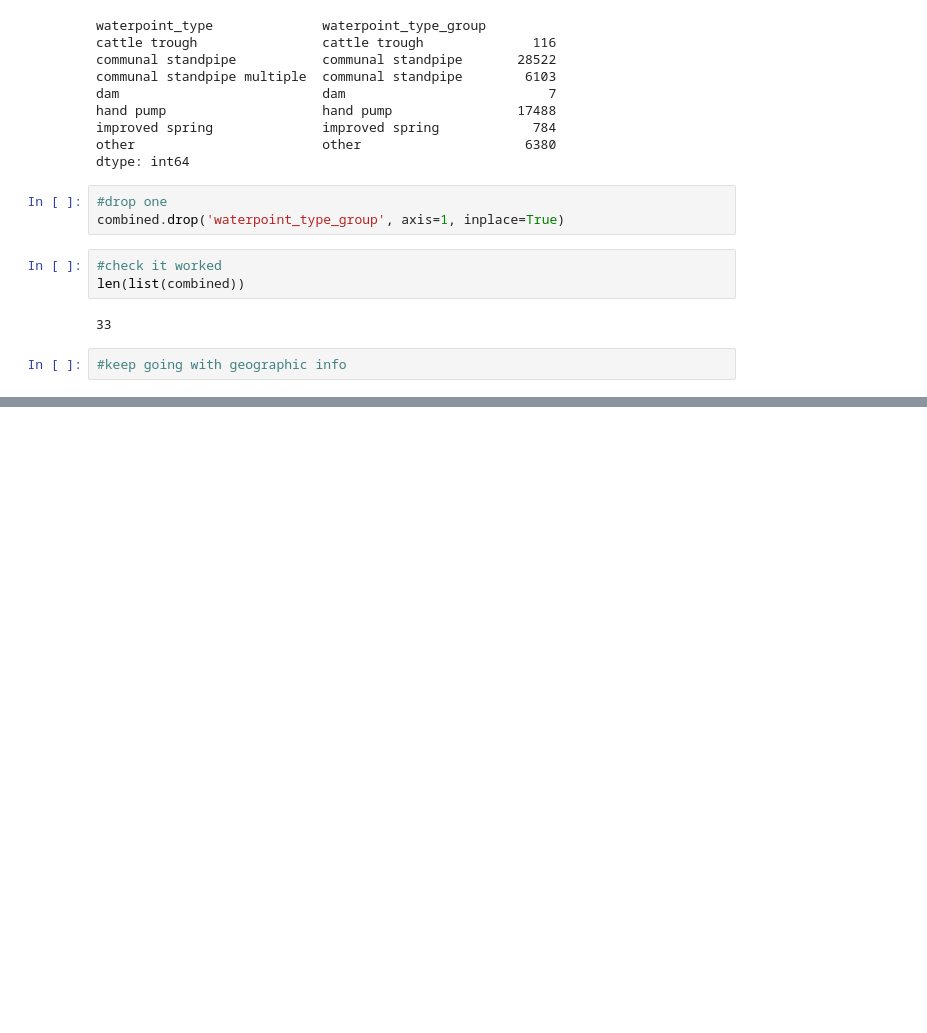
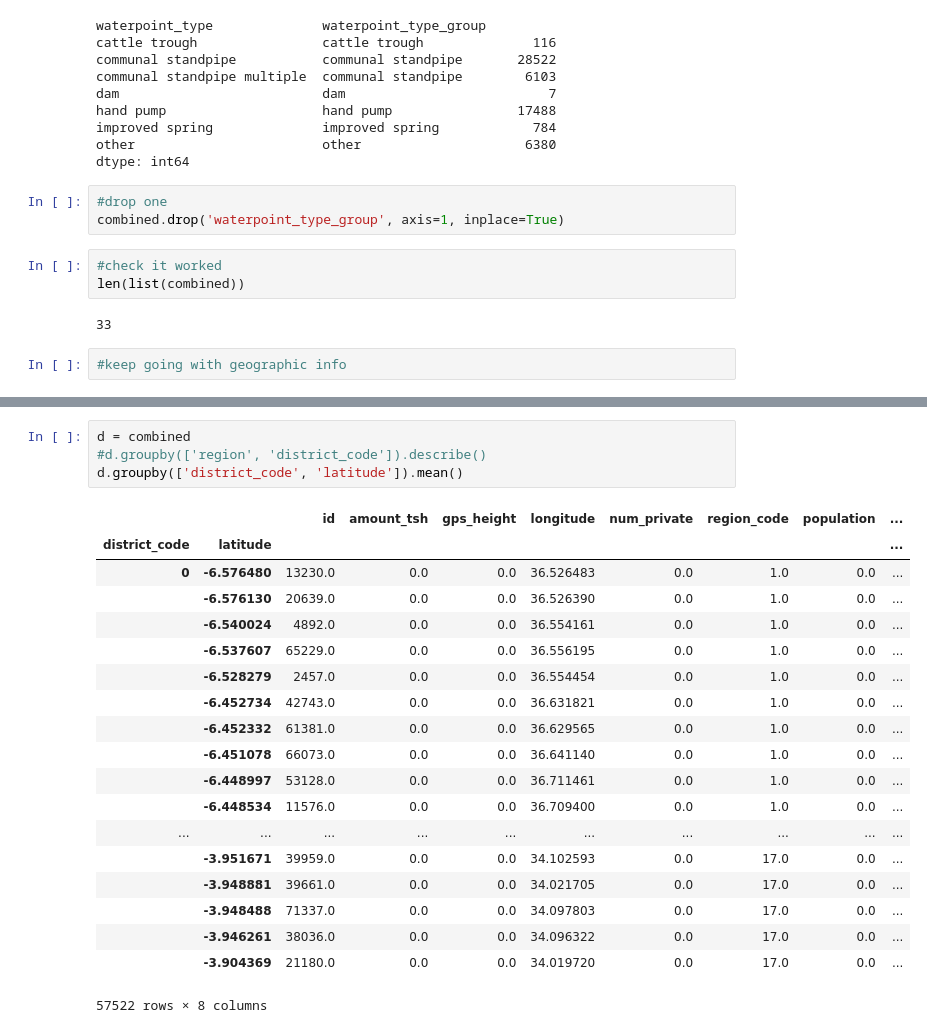
Before and after one commit to jdills26/Tanzania-water-table, a Jupyter notebook: clean-up.ipynb, the cells around one changed output, grey strips where cells are left out. Saved outputs shown, nothing was run; the diff lists cells and outputs as text; blank space fills up the shorter version.

```diff
--- a/clean-up.ipynb
+++ b/clean-up.ipynb
@@ -292,0 +361,24 @@ len(list(combined))
+# %%
+d = combined
+#d.groupby(['region', 'district_code']).describe()
+d.groupby(['district_code', 'latitude']).mean()
+# %% [output]
+|  |  | id | amount_tsh | gps_height | longitude | num_private | region_code | population | ... |
+| district_code | latitude |  |  |  |  |  |  |  | ... |
+| 0 | -6.576480 | 13230.0 | 0.0 | 0.0 | 36.526483 | 0.0 | 1.0 | 0.0 | ... |
+|  | -6.576130 | 20639.0 | 0.0 | 0.0 | 36.526390 | 0.0 | 1.0 | 0.0 | ... |
+|  | -6.540024 | 4892.0 | 0.0 | 0.0 | 36.554161 | 0.0 | 1.0 | 0.0 | ... |
+|  | -6.537607 | 65229.0 | 0.0 | 0.0 | 36.556195 | 0.0 | 1.0 | 0.0 | ... |
+|  | -6.528279 | 2457.0 | 0.0 | 0.0 | 36.554454 | 0.0 | 1.0 | 0.0 | ... |
+|  | -6.452734 | 42743.0 | 0.0 | 0.0 | 36.631821 | 0.0 | 1.0 | 0.0 | ... |
+|  | -6.452332 | 61381.0 | 0.0 | 0.0 | 36.629565 | 0.0 | 1.0 | 0.0 | ... |
+|  | -6.451078 | 66073.0 | 0.0 | 0.0 | 36.641140 | 0.0 | 1.0 | 0.0 | ... |
+|  | -6.448997 | 53128.0 | 0.0 | 0.0 | 36.711461 | 0.0 | 1.0 | 0.0 | ... |
+|  | -6.448534 | 11576.0 | 0.0 | 0.0 | 36.709400 | 0.0 | 1.0 | 0.0 | ... |
+| ... | ... | ... | ... | ... | ... | ... | ... | ... | ... |
+|  | -3.951671 | 39959.0 | 0.0 | 0.0 | 34.102593 | 0.0 | 17.0 | 0.0 | ... |
+|  | -3.948881 | 39661.0 | 0.0 | 0.0 | 34.021705 | 0.0 | 17.0 | 0.0 | ... |
+|  | -3.948488 | 71337.0 | 0.0 | 0.0 | 34.097803 | 0.0 | 17.0 | 0.0 | ... |
+|  | -3.946261 | 38036.0 | 0.0 | 0.0 | 34.096322 | 0.0 | 17.0 | 0.0 | ... |
+|  | -3.904369 | 21180.0 | 0.0 | 0.0 | 34.019720 | 0.0 | 17.0 | 0.0 | ... |
+57522 rows × 8 columns
```
Also changed, not shown: parts of 8 cells of this notebook.
